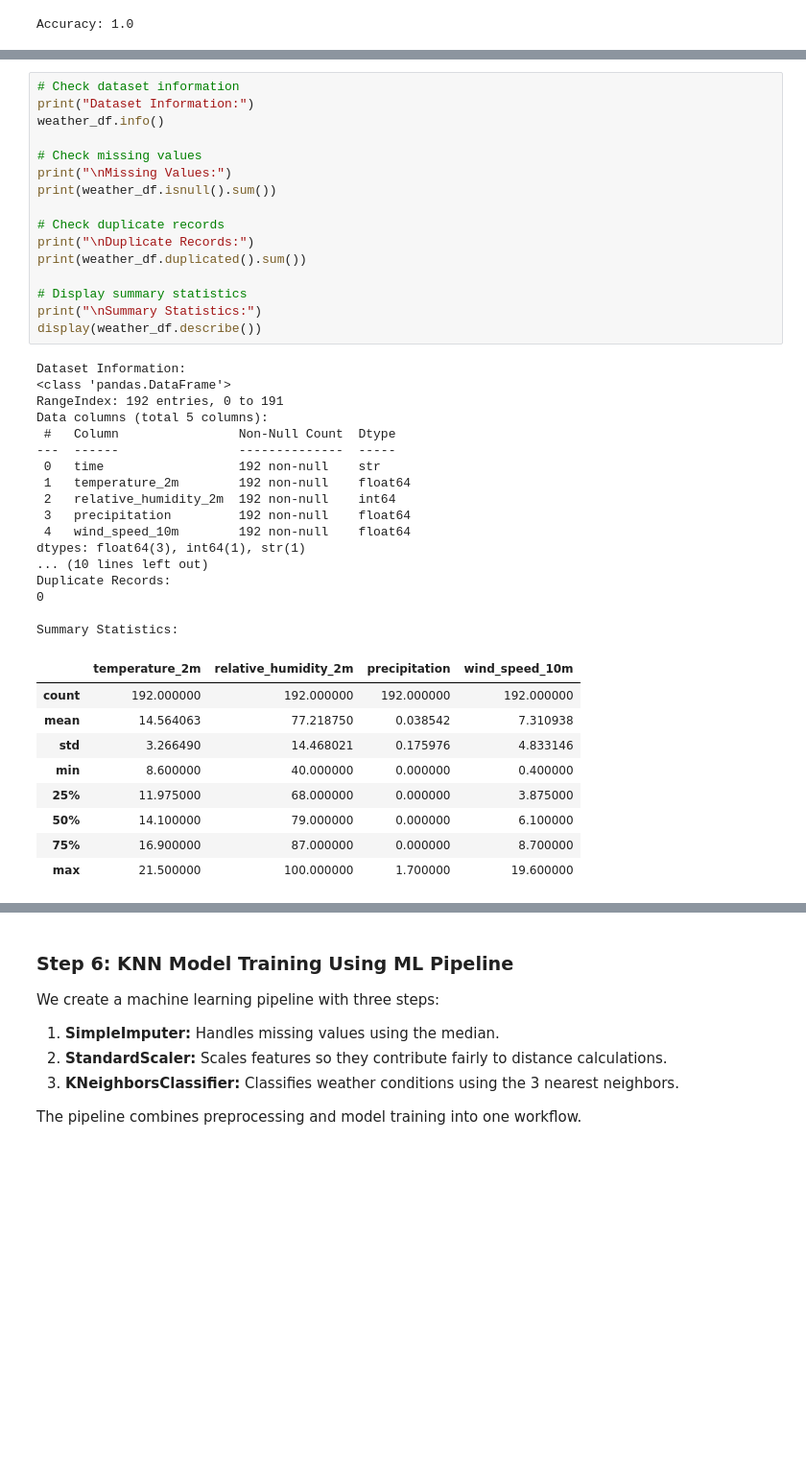
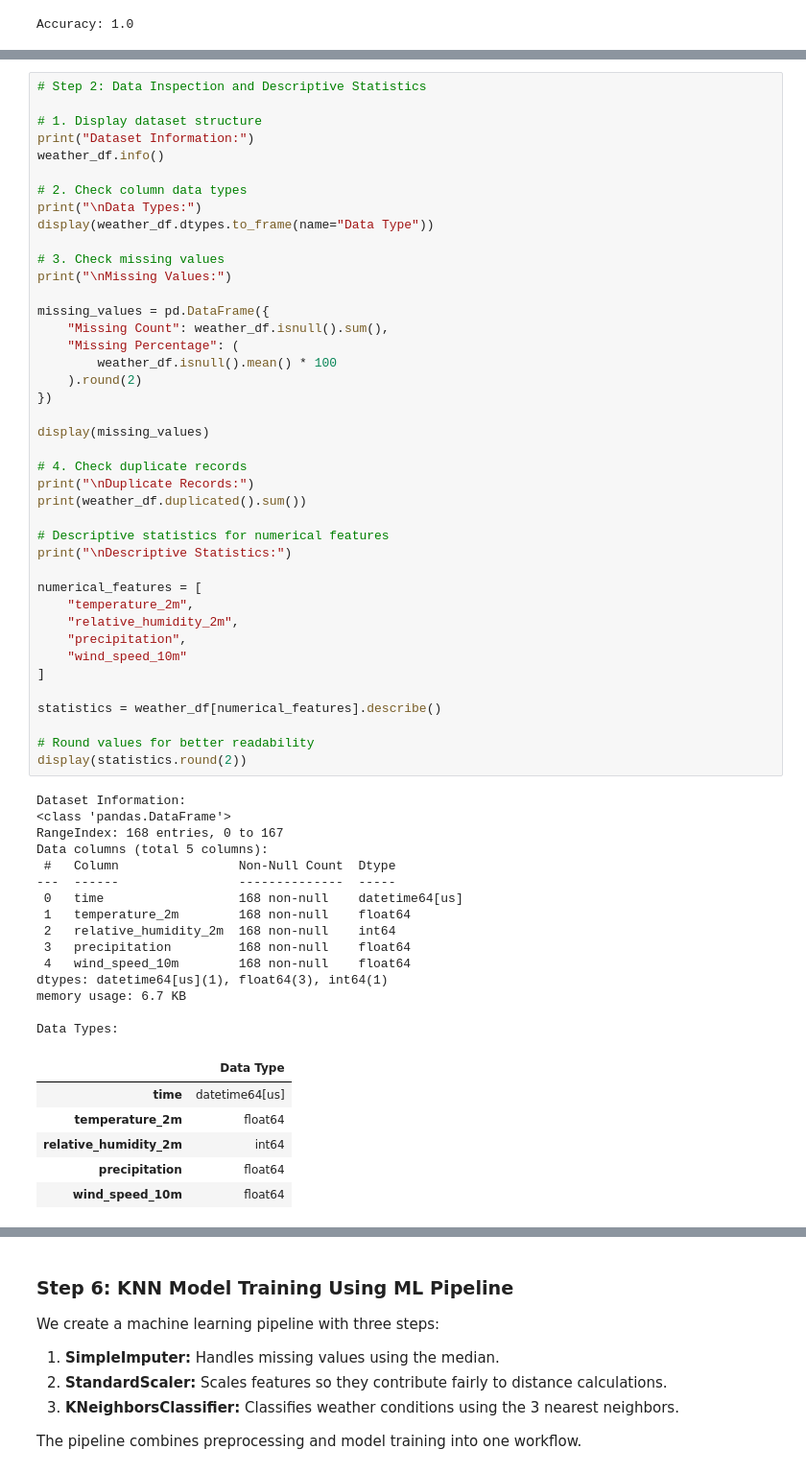
Before and after one commit to AlamirConestoga/KNearestNeighbors_Workshop-main, a Jupyter notebook: src/KNN_Workshop_Solution.ipynb, the cells around one changed output, grey strips where cells are left out. Shown at 96% size. Drawn from its saved outputs; the diff is of its cells as text; blank space fills up the shorter version.

Commit message:
Data loading, EDa and graphs

```diff
--- a/src/KNN_Workshop_Solution.ipynb
+++ b/src/KNN_Workshop_Solution.ipynb
@@ -88,43 +184,63 @@ This helps us identify any cleaning needed before training the KNN model.
 # %%
-# Check dataset information
+# Step 2: Data Inspection and Descriptive Statistics
+
+# 1. Display dataset structure
 print("Dataset Information:")
 weather_df.info()
 
-# Check missing values
+# 2. Check column data types
+print("\nData Types:")
+display(weather_df.dtypes.to_frame(name="Data Type"))
+
+# 3. Check missing values
 print("\nMissing Values:")
-print(weather_df.isnull().sum())
 
-# Check duplicate records
+missing_values = pd.DataFrame({
+    "Missing Count": weather_df.isnull().sum(),
+    "Missing Percentage": (
+        weather_df.isnull().mean() * 100
+    ).round(2)
+})
+
+display(missing_values)
+
+# 4. Check duplicate records
 print("\nDuplicate Records:")
 print(weather_df.duplicated().sum())
 
-# Display summary statistics
-print("\nSummary Statistics:")
-display(weather_df.describe())
+# Descriptive statistics for numerical features
+print("\nDescriptive Statistics:")
+
+numerical_features = [
+    "temperature_2m",
+    "relative_humidity_2m",
+    "precipitation",
+    "wind_speed_10m"
+]
+
+statistics = weather_df[numerical_features].describe()
+
+# Round values for better readability
+display(statistics.round(2))
 # %% [output]
 Dataset Information:
 <class 'pandas.DataFrame'>
-RangeIndex: 192 entries, 0 to 191
+RangeIndex: 168 entries, 0 to 167
 Data columns (total 5 columns):
  #   Column                Non-Null Count  Dtype
 ---  ------                --------------  -----
- 0   time                  192 non-null    str
- 1   temperature_2m        192 non-null    float64
- 2   relative_humidity_2m  192 non-null    int64
- 3   precipitation         192 non-null    float64
- 4   wind_speed_10m        192 non-null    float64
-dtypes: float64(3), int64(1), str(1)
-... (10 lines left out)
-Duplicate Records:
-0
+ 0   time                  168 non-null    datetime64[us]
+ 1   temperature_2m        168 non-null    float64
+ 2   relative_humidity_2m  168 non-null    int64
+ 3   precipitation         168 non-null    float64
+ 4   wind_speed_10m        168 non-null    float64
+dtypes: datetime64[us](1), float64(3), int64(1)
+memory usage: 6.7 KB
 
-Summary Statistics:
+Data Types:
-|  | temperature_2m | relative_humidity_2m | precipitation | wind_speed_10m |
-| count | 192.000000 | 192.000000 | 192.000000 | 192.000000 |
-| mean | 14.564063 | 77.218750 | 0.038542 | 7.310938 |
-| std | 3.266490 | 14.468021 | 0.175976 | 4.833146 |
-| min | 8.600000 | 40.000000 | 0.000000 | 0.400000 |
-| 25% | 11.975000 | 68.000000 | 0.000000 | 3.875000 |
-| 50% | 14.100000 | 79.000000 | 0.000000 | 6.100000 |
-| 75% | 16.900000 | 87.000000 | 0.000000 | 8.700000 |
-| max | 21.500000 | 100.000000 | 1.700000 | 19.600000 |
+|  | Data Type |
+| time | datetime64[us] |
+| temperature_2m | float64 |
+| relative_humidity_2m | int64 |
+| precipitation | float64 |
+| wind_speed_10m | float64 |
```
Also changed, not shown: parts of 24 cells of this notebook, 2 other files.
